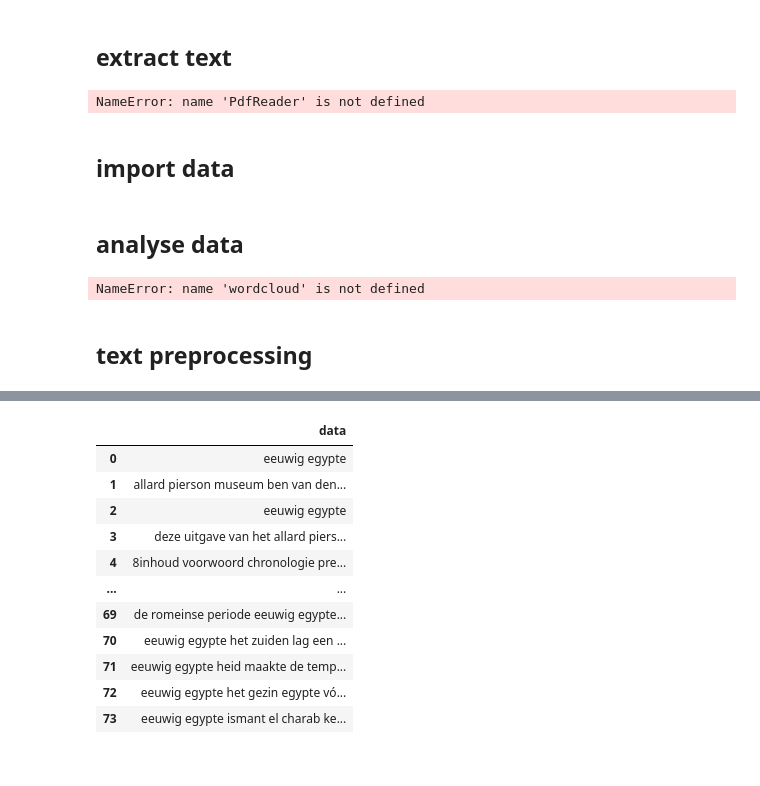
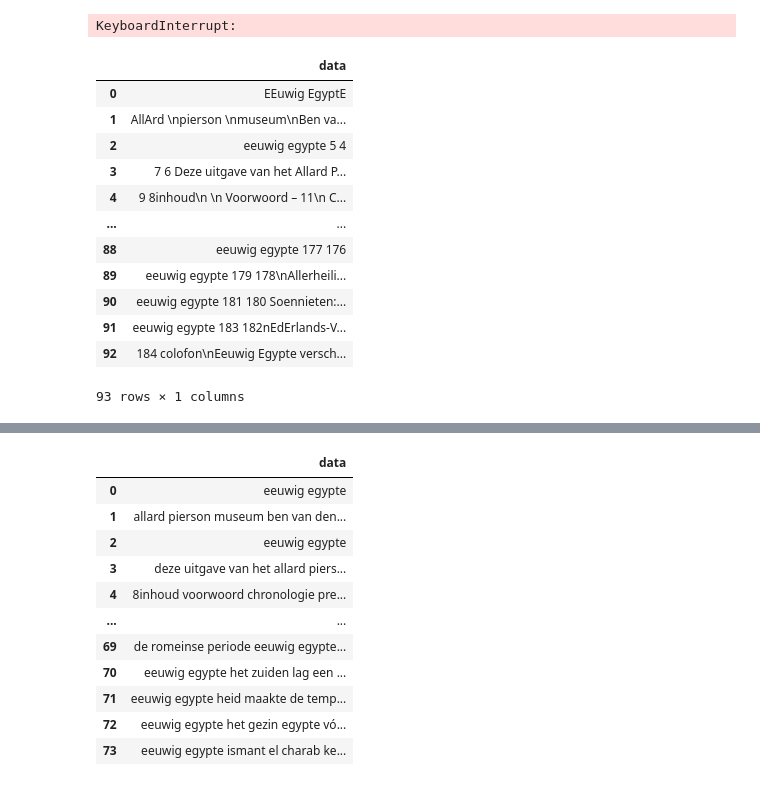
Before and after one commit to dariusbarsony/CUE, a Jupyter notebook: code/notebooks/data_preprocessing.ipynb, the cells around one changed output, grey strips where cells are left out. Cells and saved outputs as stored; diff of their text form; code cells hidden in the pictures.

```diff
--- a/code/notebooks/data_preprocessing.ipynb
+++ b/code/notebooks/data_preprocessing.ipynb
@@ -27,11 +30,10 @@ books = [ROME_EN, EGYPTE_NL, CROSSROADS_EN, CROSSROADS_NL, SICILY_EN]
-# %% [markdown]
-## extract text
 # %%
+# Obtain the raw extract from all exhibition catalogs considered
 fields = ['data']
 
 for b in books:
 
-    with open('extract_' + b + '.csv', 'w') as csvfile:
+    with open(output_dir + 'extract_' + b + '.csv', 'w') as csvfile:
 
         # creating a csv writer object
         csvwriter = csv.writer(csvfile)
@@ -39,35 +41,33 @@ for b in books:
         # writing the fields
         csvwriter.writerow(fields)
 
-        reader = PdfReader(dirname + b + '.pdf')
+        reader = PyPDF2.PdfReader(dirname + b + '.pdf')
         for pagei in range(len(reader.pages)):
             page = reader.pages[pagei]
             csvwriter.writerow([page.extract_text()])
 # %% [output]
-NameError: name 'PdfReader' is not defined
+KeyboardInterrupt:
-# %% [markdown]
-## import data
 # %%
-# datasets
-df_egypte = pd.read_csv('extract_' + EGYPTE_NL + '.csv')
-df_crossroads = pd.read_csv('extract_' + CROSSROADS_EN + '.csv')
+# preprocess raw text extracts from exhibition catalogs
+
+df_egypte = pd.read_csv('../raw_extract/extract_' + EGYPTE_NL + '.csv')
+df_crossroads = pd.read_csv('../raw_extract/extract_' + CROSSROADS_EN + '.csv')
 
 credits_egypte = df_egypte.iloc[91]
+
+df_egypte
+# %% [output]
+|  | data |
+| 0 | EEuwig EgyptE |
+| 1 | AllArd \npierson \nmuseum\nBen va... |
+| 2 | eeuwig egypte 5 4 |
+| 3 | 7 6 Deze uitgave van het Allard P... |
+| 4 | 9 8inhoud\n \n Voorwoord – 11\n C... |
+| ... | ... |
+| 88 | eeuwig egypte 177 176 |
+| 89 | eeuwig egypte 179 178\nAllerheili... |
+| 90 | eeuwig egypte 181 180 Soennieten:... |
+| 91 | eeuwig egypte 183 182nEdErlands-V... |
+| 92 | 184 colofon\nEeuwig Egypte versch... |
+93 rows × 1 columns
-# %% [markdown]
-## analyse data
-# %%
-# code copied from: https://jingwen-z.github.io/data-viz-with-matplotlib-series9-word-cloud/
-wordcloud = wordcloud.WordCloud(width=1280, height=853, margin=0,
-                      colormap='Blues').generate([corpus][0])
-
-plt.imshow(wordcloud, interpolation='bilinear')
-
-plt.axis('off')
-plt.margins(x=0, y=0)
-# plt.savefig('descriptions_wordcloud.png')
-plt.show()
-# %% [output]
-NameError: name 'wordcloud' is not defined
-# %% [markdown]
-## text preprocessing
 # %%
```
Also changed, not shown: parts of 11 cells of this notebook, 16 other files.
